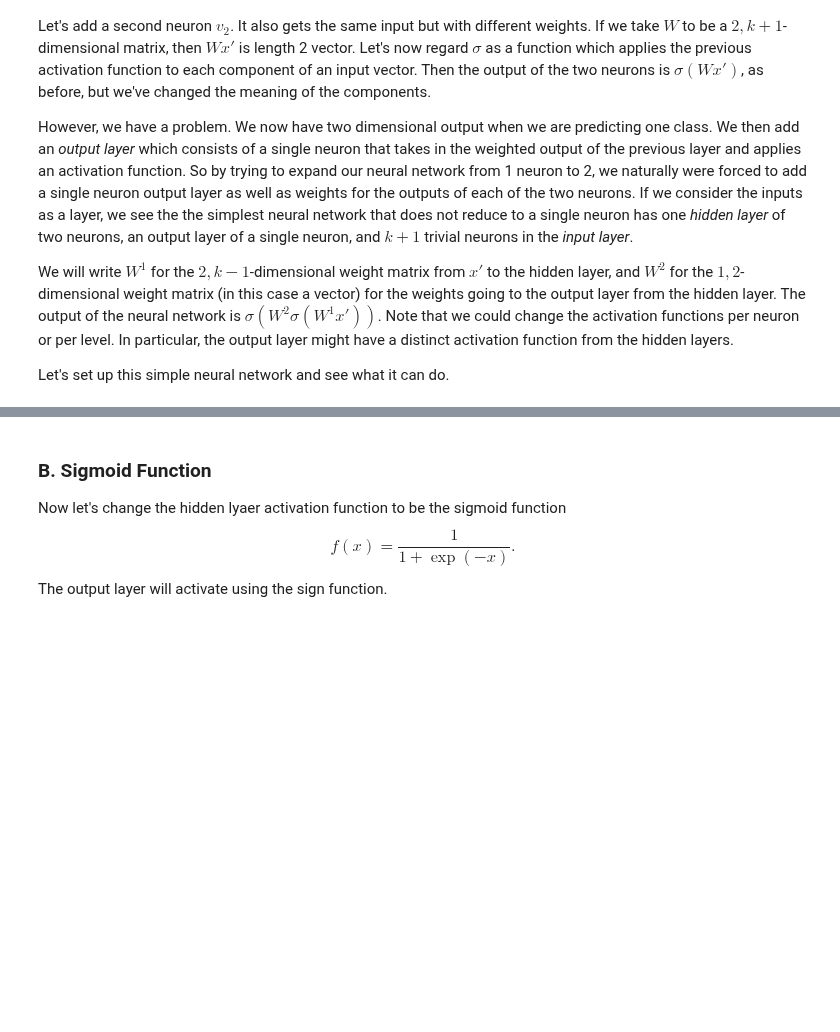
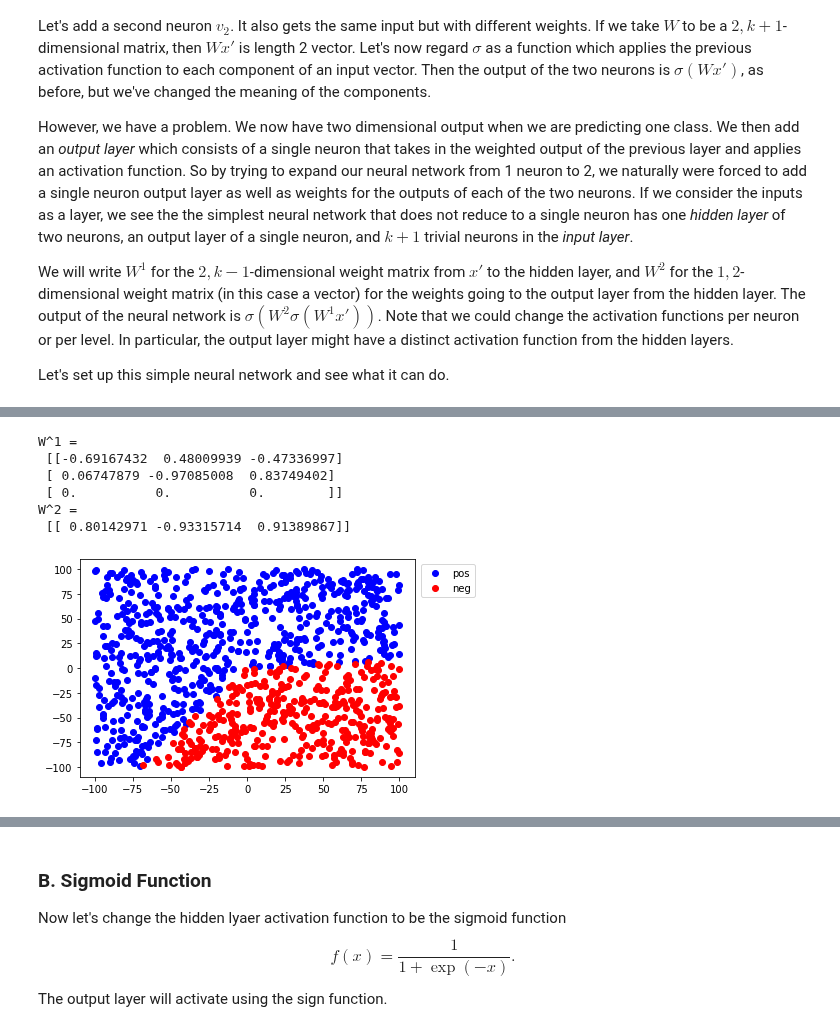
Before and after one commit to kevinnowland/kevinnowland.github.io, a Jupyter notebook: code/_notebooks/SimpleNeuronNet.ipynb, the cells around one changed output, grey strips where cells are left out. Cells and saved outputs as stored; diff of their text form; code cells hidden in the pictures; blank space fills up the shorter version.

Commit message:
add detail for sign activation function, xor

```diff
--- a/code/_notebooks/SimpleNeuronNet.ipynb
+++ b/code/_notebooks/SimpleNeuronNet.ipynb
@@ -156,22 +156,25 @@ might have a distinct activation function from the hidden layers.
 Let's set up this simple neural network and see what it can do.
 # %%
 class SimpleNN():
-    """neural network with 1 hidden layer and 2 neurons
-
-    This class assumes that sigma at each
-    layer works on vectors of the appropriate size"""
+    """neural network with n hidden layers"""
 
     def __init__(self, w, sigma):
         self.w = w
         self.sigma = sigma
+        self.o = [0 for i in range(len(self.w))]
 
     def output(self, x):
         """ we assume that the row vector x already has 1 appended to it"""
         if type(x) == list:
             x = np.array(x)
 
-        o_1 = self.sigma[0](np.matmul(self.w[0], x.transpose()))
-        return self.sigma[1](np.matmul(self.w[1], o_1)).transpose()
+        # this is not optimal programming... but it does say simple nn
+
+        self.o[0] = self.sigma[0](np.matmul(self.w[0], x.transpose()))
+
+        for i in range(1, len(self.o)):
+            self.o[i] = self.sigma[i](np.matmul(self.w[i], self.o[i-1]))
+        return self.o[-1].transpose()
 
 def sigmoid(x):
     return 1.0/(1 + np.exp(-x))
@@ -193,0 +210,57 @@ as the intersection of two linear separators?
+# %%
+np.random.seed(12)
+
+# need a 3x3 matrix to feed the first layer
+# need a 1x3 for the second layer
+w = [
+    np.zeros((3, 3))
+    ,np.zeros((1, 3))
+]
+
+# initialize the non-zero weights
+w[0][:2, :] = np.random.uniform(-1, 1, (2, 3))
+w[1] = np.random.uniform(-1, 1, (1, 3))
+
+print('W^1 = \n', w[0])
+print('W^2 = \n', w[1])
+
+def sigma_constant(x):
+    """ applies sign function on first n-1 terms
+    of nx1 array, and returns 1 to the last term"""
+    o_1 = x.copy()
+    o_1[:-1,] = np.sign(o_1[:-1,])
+    o_1[-1,] = o_1[-1,] + 1
+    return o_1
+
+
+snn = SimpleNN(w, [sigma_constant, np.sign])
+
+# generate random points
+test_data = np.ones((1000, 3))
+test_data[:,0] = np.random.uniform(-100, 100, 1000)
+test_data[:,1] = np.random.uniform(-100, 100, 1000)
+
+# predict
+output = snn.output(test_data)
+
+# plot
+df = pd.DataFrame({
+    'x_1': test_data[:,0]
+    ,'x_2': test_data[:,1]
+    ,'y': output.flatten()
+})
+
+c = df.y == 1
+
+plt.plot(df[c].x_1, df[c].x_2, 'bo', label='pos')
+plt.plot(df[~c].x_1, df[~c].x_2, 'ro', label='neg')
+plt.legend(loc='upper center', bbox_to_anchor=(1.1, 1))
+plt.show()
+# %% [output]
+W^1 =
+ [[-0.69167432  0.48009939 -0.47336997]
+ [ 0.06747879 -0.97085008  0.83749402]
+ [ 0.          0.          0.        ]]
+W^2 =
+ [[ 0.80142971 -0.93315714  0.91389867]]
+[figure, added]
```
Also changed, not shown: parts of 7 cells of this notebook.
